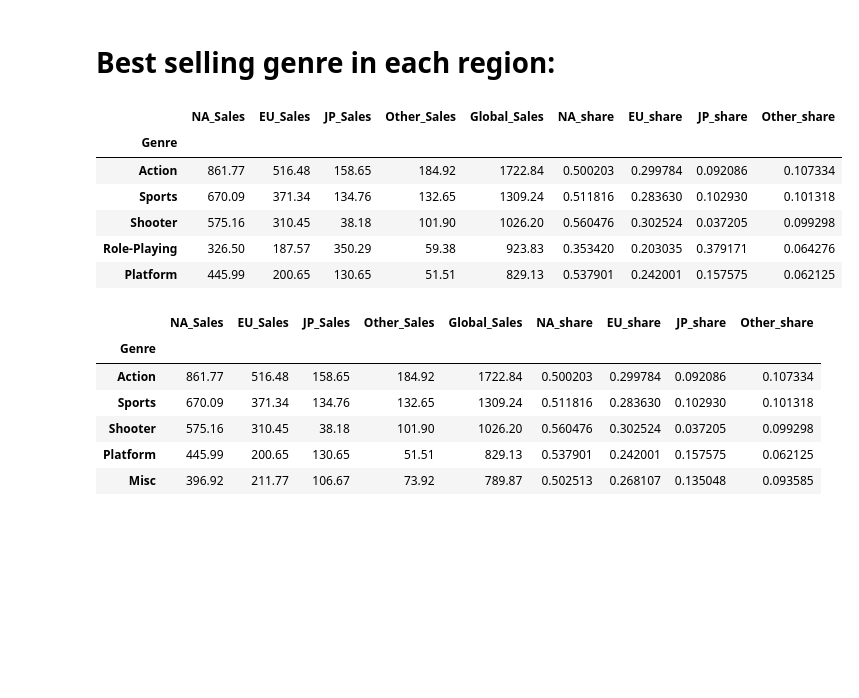
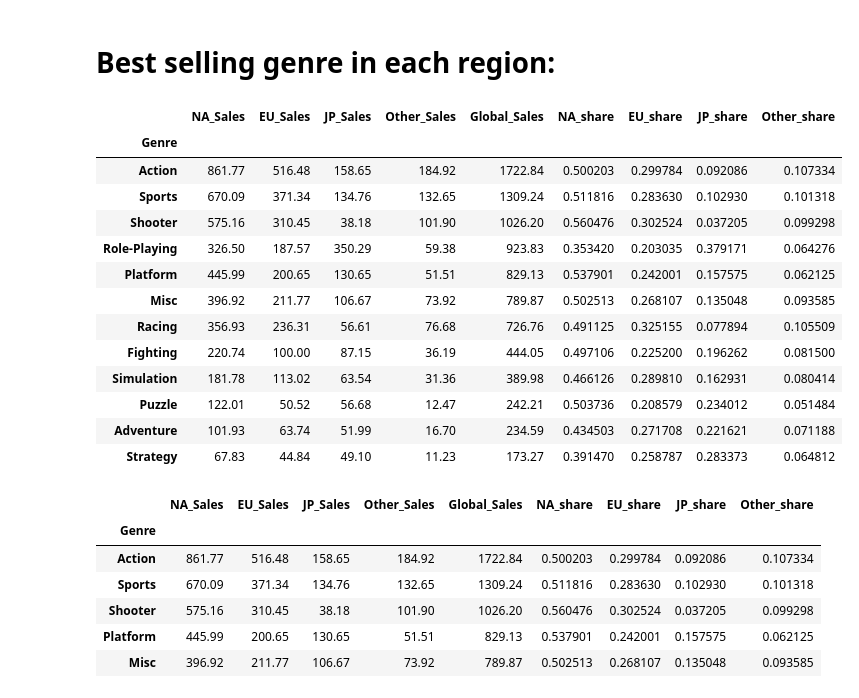
Before and after one commit to albert6051/csc59970-project, a Jupyter notebook: csc59970 project exploratory data analysis.ipynb, the cells around one changed output. Drawn from its saved outputs; the diff is of its cells as text; code cells hidden in the pictures; blank space fills up the shorter version.

```diff
--- a/csc59970 project exploratory data analysis.ipynb
+++ b/csc59970 project exploratory data analysis.ipynb
@@ -223,15 +223,22 @@ region_sales_df.sort_values(by='Other_share', ascending=False).head(5)
 # %% [markdown]
 # Best selling genre in each region:
 # %%
-region_sales_df.sort_values(by='Global_Sales', ascending=False).head(5)
+region_sales_df.sort_values(by='Global_Sales', ascending=False)
 # %% [output]
 |  | NA_Sales | EU_Sales | JP_Sales | Other_Sales | Global_Sales | NA_share | EU_share | JP_share | Other_share |
 | Genre |  |  |  |  |  |  |  |  |  |
 | Action | 861.77 | 516.48 | 158.65 | 184.92 | 1722.84 | 0.500203 | 0.299784 | 0.092086 | 0.107334 |
 | Sports | 670.09 | 371.34 | 134.76 | 132.65 | 1309.24 | 0.511816 | 0.283630 | 0.102930 | 0.101318 |
 | Shooter | 575.16 | 310.45 | 38.18 | 101.90 | 1026.20 | 0.560476 | 0.302524 | 0.037205 | 0.099298 |
 | Role-Playing | 326.50 | 187.57 | 350.29 | 59.38 | 923.83 | 0.353420 | 0.203035 | 0.379171 | 0.064276 |
 | Platform | 445.99 | 200.65 | 130.65 | 51.51 | 829.13 | 0.537901 | 0.242001 | 0.157575 | 0.062125 |
+| Misc | 396.92 | 211.77 | 106.67 | 73.92 | 789.87 | 0.502513 | 0.268107 | 0.135048 | 0.093585 |
+| Racing | 356.93 | 236.31 | 56.61 | 76.68 | 726.76 | 0.491125 | 0.325155 | 0.077894 | 0.105509 |
+| Fighting | 220.74 | 100.00 | 87.15 | 36.19 | 444.05 | 0.497106 | 0.225200 | 0.196262 | 0.081500 |
+| Simulation | 181.78 | 113.02 | 63.54 | 31.36 | 389.98 | 0.466126 | 0.289810 | 0.162931 | 0.080414 |
+| Puzzle | 122.01 | 50.52 | 56.68 | 12.47 | 242.21 | 0.503736 | 0.208579 | 0.234012 | 0.051484 |
+| Adventure | 101.93 | 63.74 | 51.99 | 16.70 | 234.59 | 0.434503 | 0.271708 | 0.221621 | 0.071188 |
+| Strategy | 67.83 | 44.84 | 49.10 | 11.23 | 173.27 | 0.391470 | 0.258787 | 0.283373 | 0.064812 |
 # %%
 region_sales_df.sort_values(by='NA_Sales', ascending=False).head(5)
 # %% [output]
```
Also changed, not shown: 1 other file.
